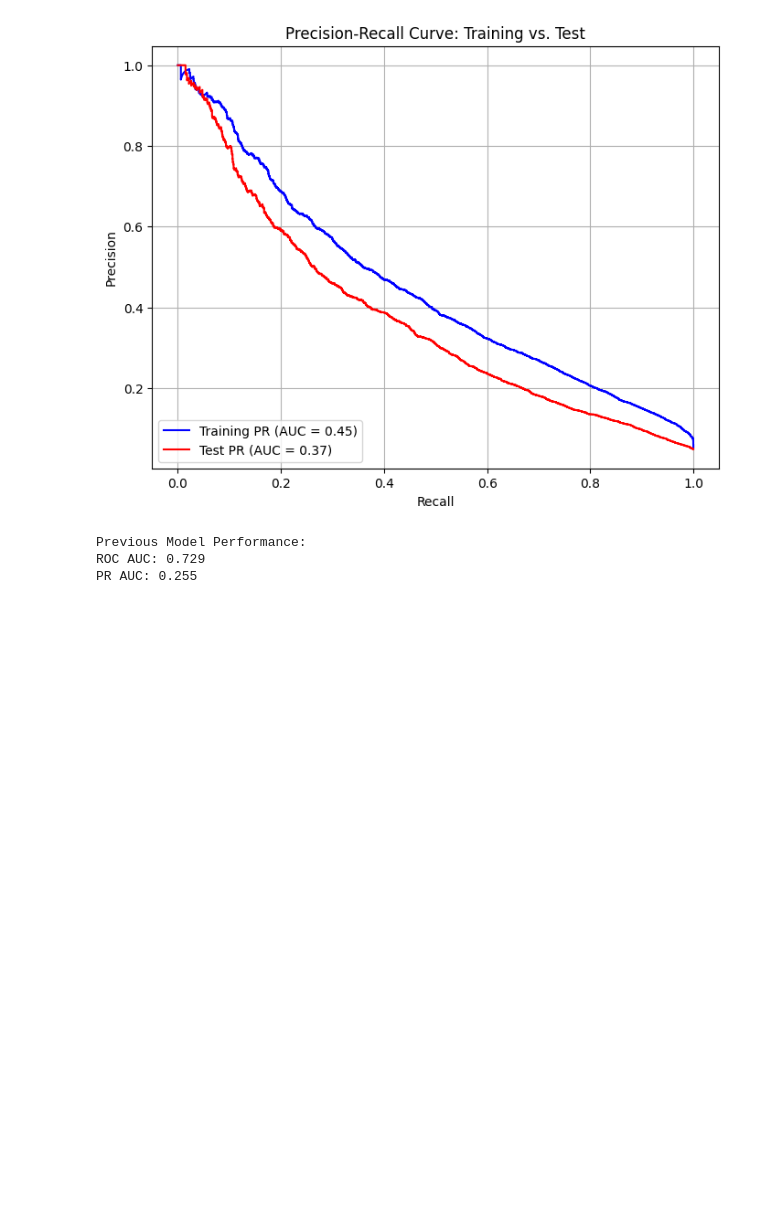
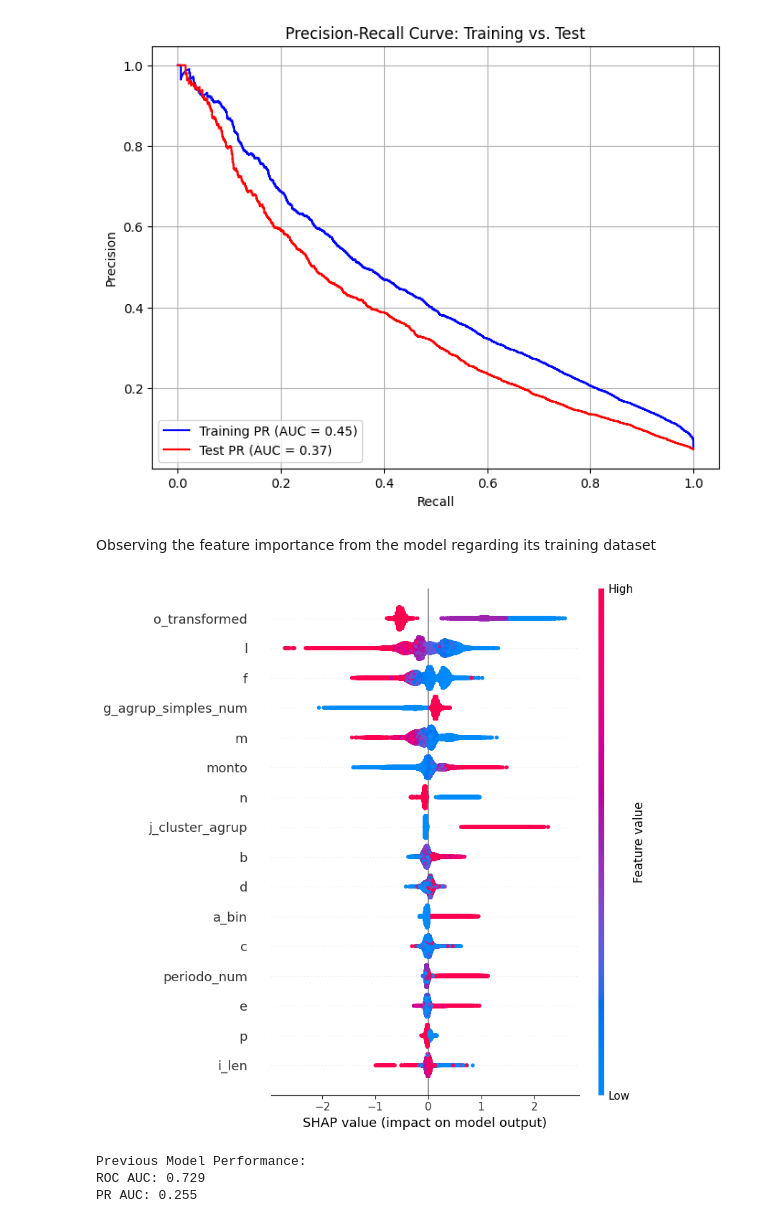
Before and after one commit to GustavoHochgraf/marketplace_fraud_detection, a Jupyter notebook: notebooks/05_model_evaluation.ipynb, the cells around one changed output. Saved outputs shown, nothing was run; the diff lists cells and outputs as text; code cells hidden in the pictures; blank space fills up the shorter version.

```diff
--- a/notebooks/05_model_evaluation.ipynb
+++ b/notebooks/05_model_evaluation.ipynb
@@ -127,6 +128,16 @@ plt.grid(True)
 plt.show()
 # %% [output]
 [figure]
+# %% [markdown]
+Observing the feature importance from the model regarding its training dataset
+# %%
+explainer = shap.TreeExplainer(model)
+# %%
+shap_values = explainer.shap_values(X_train)
+# %%
+shap.summary_plot(shap_values, X_train)
+# %% [output]
+[figure, added]
 # %%
 previous_proba = df.loc[X_test.index, "score"] / 100.0
 
```
Also changed, not shown: parts of 1 cell of this notebook.
